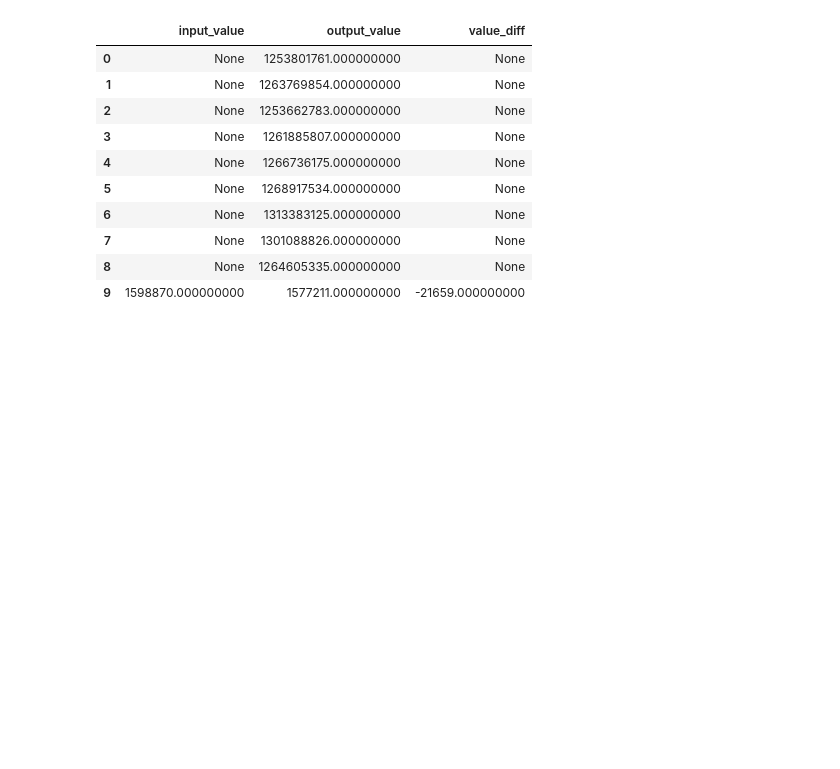
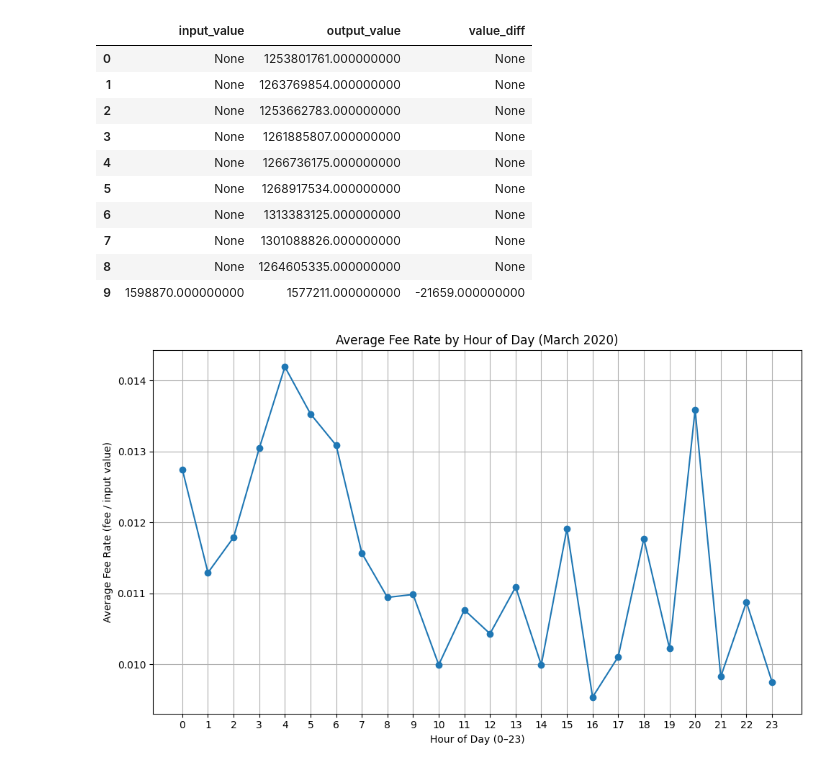
Before and after one commit to happybathtowel/CAPSTONE_PROJECT, a Jupyter notebook: BTC_Blockchain&WorldEvents_Analysis.ipynb, the cells around one changed output. Saved outputs shown, nothing was run; the diff lists cells and outputs as text; code cells hidden in the pictures; blank space fills up the shorter version.

```diff
--- a/BTC_Blockchain&WorldEvents_Analysis.ipynb
+++ b/BTC_Blockchain&WorldEvents_Analysis.ipynb
@@ -258,3 +301,24 @@ df_transactions[['input_value', 'output_value', 'value_diff']].head(10)
 | 7 | None | 1301088826.000000000 | None |
 | 8 | None | 1264605335.000000000 | None |
 | 9 | 1598870.000000000 | 1577211.000000000 | -21659.000000000 |
+# %%
+# visualization 1 - average fee rate by hour of day
+# When during the day are bitcoin transactions most expensive relative to the size of transactions? "expensive" in this context means more fees paid to the miner for the total input value of bitcoin
+# 1st step is to group the transactions by hour of the day and obtain the average fee rate incurred during that timeslot
+fee_by_hour = df_transactions.groupby('tx_hour')['fee_rate'].mean().reset_index()
+# It should mean that my dataframe now contains a row per each hour of the day (0~23), AND contains the average fee_rate for all transactions that occurred during that hour
+# %%
+# Plotting average fee rate by hour
+
+import matplotlib.pyplot as plt
+plt.figure(figsize=(10, 6))
+plt.plot(fee_by_hour['tx_hour'], fee_by_hour['fee_rate'], marker='o', linestyle='-')
+plt.title('Average Fee Rate by Hour of Day (March 2020)')
+plt.xlabel('Hour of Day (0–23)')
+plt.ylabel('Average Fee Rate (fee / input value)')
+plt.grid(True)
+plt.xticks(range(0, 24))
+plt.tight_layout()
+plt.show()
+# %% [output]
+[figure, added]
```
Also changed, not shown: parts of 19 cells of this notebook, 1 other file.
